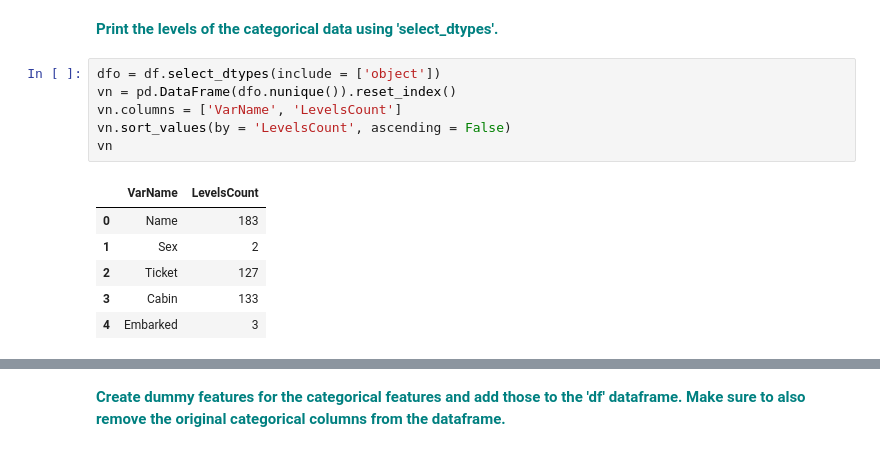
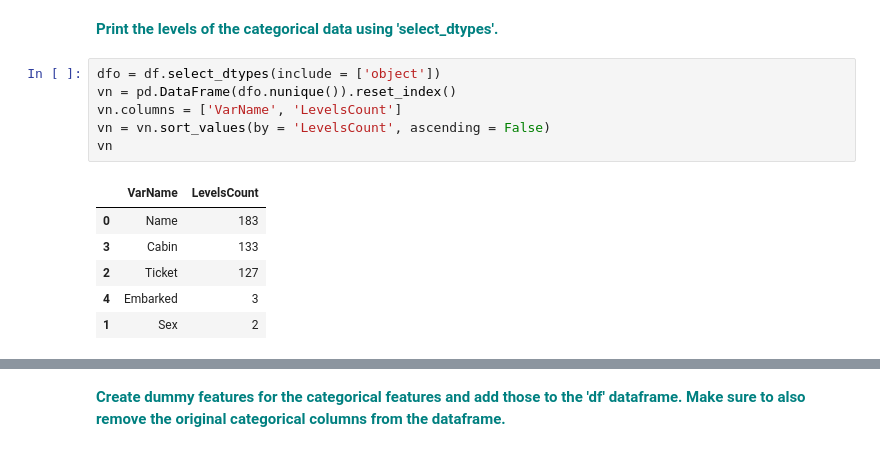
Before and after one commit to amoutafian/gradient_boosting_case_study, a Jupyter notebook: 1601612507_Gradient_Boosting_Case_Study_updated_10_01_2020 (1)/Gradient Boosting Case Study.ipynb, the cells around one changed output, grey strips where cells are left out. Cells and saved outputs as stored; diff of their text form.

```diff
--- a/1601612507_Gradient_Boosting_Case_Study_updated_10_01_2020 (1)/Gradient Boosting Case Study.ipynb
+++ b/1601612507_Gradient_Boosting_Case_Study_updated_10_01_2020 (1)/Gradient Boosting Case Study.ipynb
@@ -167,13 +167,13 @@ memory usage: 18.6+ KB
 # %%
 dfo = df.select_dtypes(include = ['object'])
 vn = pd.DataFrame(dfo.nunique()).reset_index()
 vn.columns = ['VarName', 'LevelsCount']
-vn.sort_values(by = 'LevelsCount', ascending = False)
+vn = vn.sort_values(by = 'LevelsCount', ascending = False)
 vn
 # %% [output]
 |  | VarName | LevelsCount |
 | 0 | Name | 183 |
+| 3 | Cabin | 133 |
+| 2 | Ticket | 127 |
+| 4 | Embarked | 3 |
 | 1 | Sex | 2 |
-| 2 | Ticket | 127 |
-| 3 | Cabin | 133 |
-| 4 | Embarked | 3 |
```
Also changed, not shown: parts of 3 cells of this notebook.
